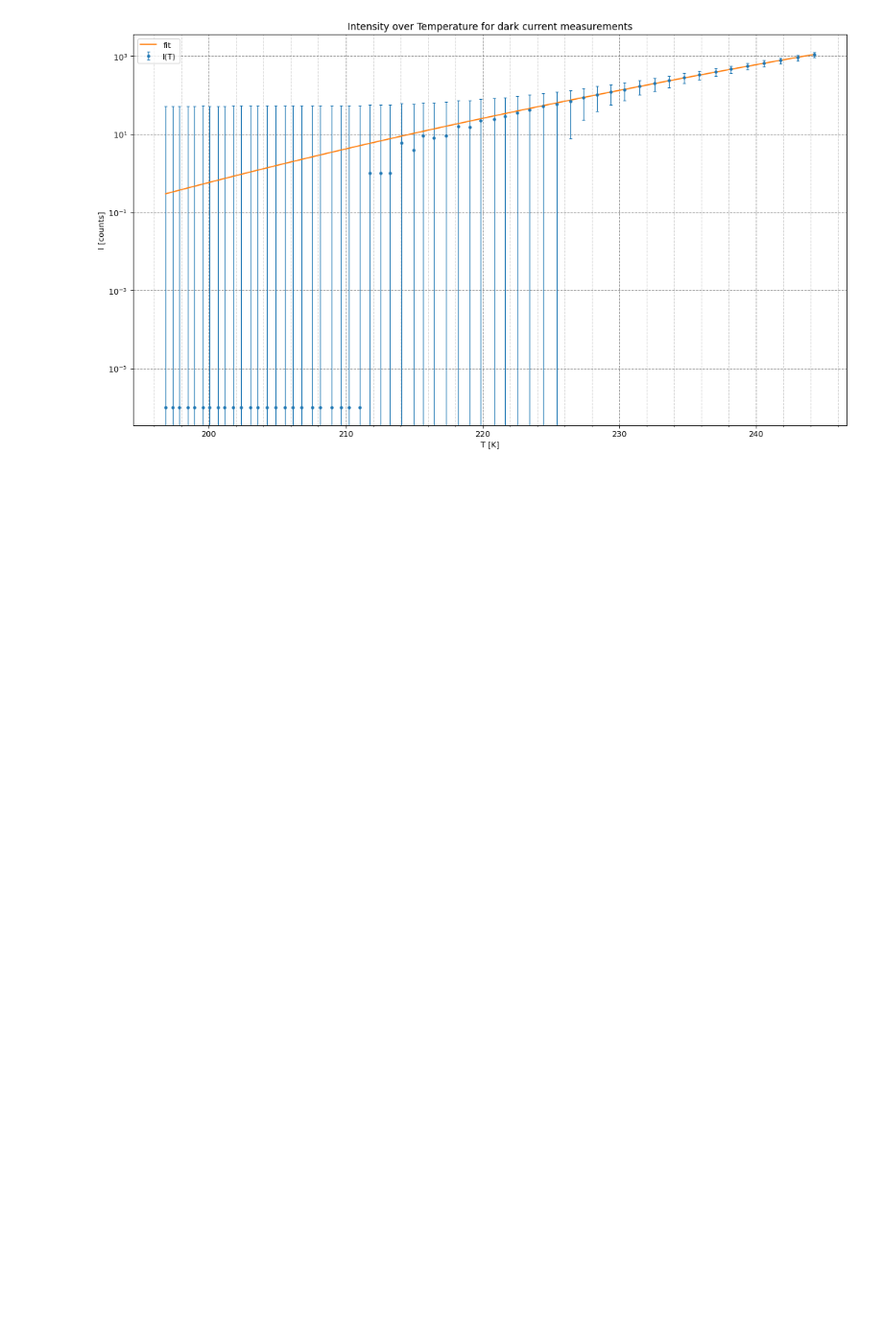
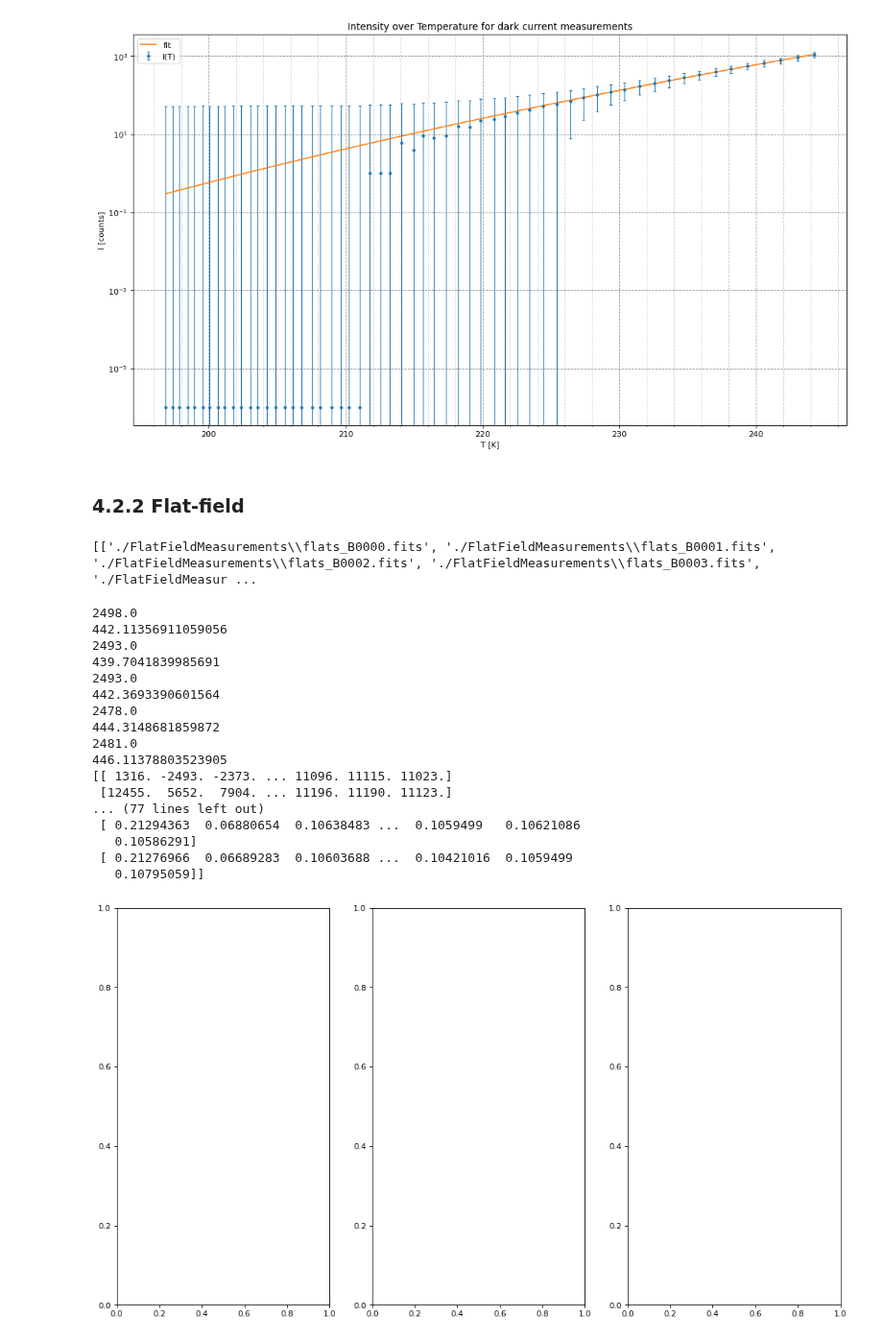
Before and after one commit to fexfl/FP, a Jupyter notebook: F30/F30 Analysis.ipynb, the cells around one changed output. Shown at 96% size. Cells and saved outputs as stored; diff of their text form; code cells hidden in the pictures; blank space fills up the shorter version.

```diff
--- a/F30/F30 Analysis.ipynb
+++ b/F30/F30 Analysis.ipynb
@@ -36,8 +38,6 @@ for path in all_dark_fits:
 
     corrected_image = image - median_bias
     print(corrected_image)
-    hdul_corrected = hdul
-    hdul_corrected[0].data = corrected_image
     fits.writeto("./DarkMeasurements/BiasCorrected/" +path[18:28] + "_bias_corrected" + path[28:], corrected_image, overwrite=True)
 # %% [output]
 Opening image  ./DarkMeasurements\dark_0000.fits
@@ -141,3 +140,62 @@ print("Eg = ", popt_dc[1], "+-", np.sqrt(pcov_dc[1,1]))
 21.952626649839065
 Eg =  1.3809563309855024 +- 0.007747321390123165
 [figure]
+# %% [markdown]
+### 4.2.2 Flat-field
+# %%
+flats_B = glob("./FlatFieldMeasurements/flats_B*.fits")
+flats_R = glob("./FlatFieldMeasurements/flats_R*.fits")
+flats_V = glob("./FlatFieldMeasurements/flats_V*.fits")
+flats_paths = [flats_B, flats_R, flats_V]
+print(flats_paths)
+# %% [output]
+[['./FlatFieldMeasurements\\flats_B0000.fits', './FlatFieldMeasurements\\flats_B0001.fits', './FlatFieldMeasurements\\flats_B0002.fits', './FlatFieldMeasurements\\flats_B0003.fits', './FlatFieldMeasur ...
+# %%
+plt.figure(figsize=(16,9), dpi=80)
+
+i = 0
+for pathlist in flats_paths:
+    corrected_images = []
+    for path in pathlist:
+        hdul = fits.open(path)
+        image = hdul[0].data
+        overscan_region = image[:,1030:]
+
+        median_bias = np.median(overscan_region)
+        std_bias = np.std(overscan_region)
+        print(median_bias)
+        print(std_bias)
+
+        corrected_image = image - median_bias
+        corrected_images.append(corrected_image)
+
+    corrected_images_np = np.asarray(corrected_images)
+    master_image = np.median(corrected_images_np[:,:,:1000], axis=0)
+    print(master_image)
+    master_median = np.median(master_image)
+    print(master_median)
+    master_image_normalized = master_image / master_median
+    print(master_image_normalized)
+    plt.subplot(1, 3, i+1)
+    #plt.hist(master_image_normalized, bins=100)
+
+    i+=1
+# %% [output]
+2498.0
+442.11356911059056
+2493.0
+439.7041839985691
+2493.0
+442.3693390601564
+2478.0
+444.3148681859872
+2481.0
+446.11378803523905
+[[ 1316. -2493. -2373. ... 11096. 11115. 11023.]
+ [12455.  5652.  7904. ... 11196. 11190. 11123.]
+... (77 lines left out)
+ [ 0.21294363  0.06880654  0.10638483 ...  0.1059499   0.10621086
+   0.10586291]
+ [ 0.21276966  0.06689283  0.10603688 ...  0.10421016  0.1059499
+   0.10795059]]
+[figure, added]
```
Also changed, not shown: parts of 2 cells of this notebook, 16 other files.
